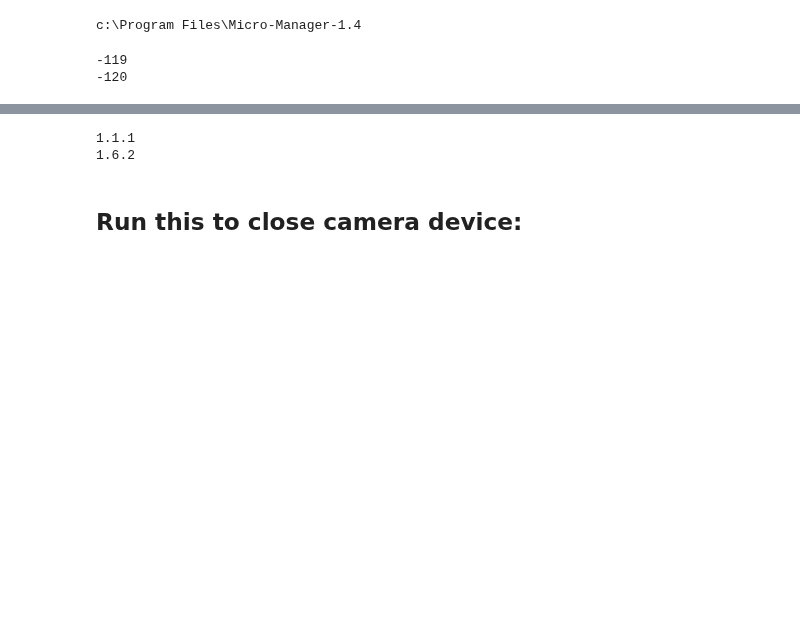
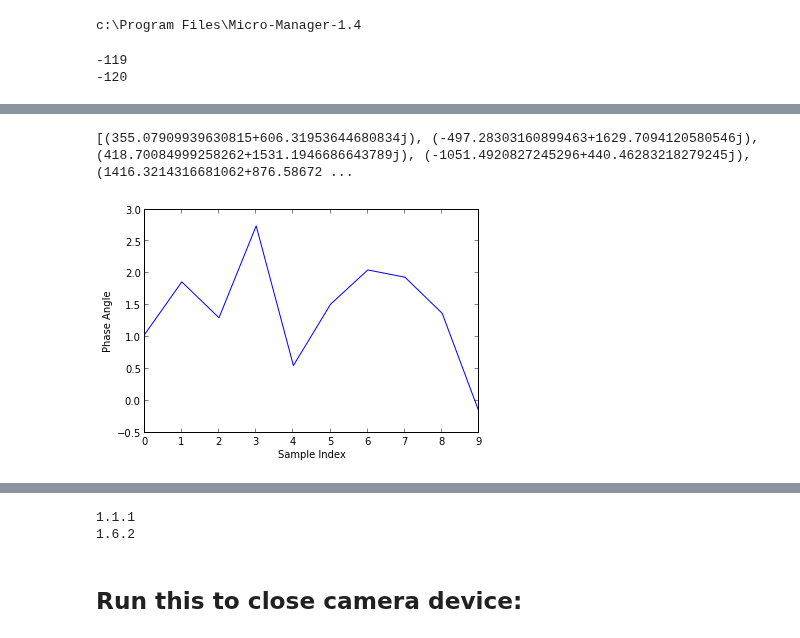
Before and after one commit to DawesLab/CCDimage, a Jupyter notebook: CCDimage-capture with qfunc and consolidated cells.ipynb, the cells around one changed output, grey strips where cells are left out. Drawn from its saved outputs; the diff is of its cells as text; code cells hidden in the pictures; blank space fills up the shorter version.

```diff
--- a/CCDimage-capture with qfunc and consolidated cells.ipynb
+++ b/CCDimage-capture with qfunc and consolidated cells.ipynb
@@ -121,3 +114,15 @@ qfig = Qfunc.qfuncimage(output,qbin,0)
+# %%
+#Plot complex phase angle over run
+import PhaseAnglePlot
+
+phasePlot(output)
+
+print output
+
+pass
+# %% [output]
+[(355.07909939630815+606.31953644680834j), (-497.28303160899463+1629.7094120580546j), (418.70084999258262+1531.1946686643789j), (-1051.4920827245296+440.46283218279245j), (1416.3214316681062+876.58672 ...
+[figure, added]
 # %%
 #Save data as .png of qfunc and .npy of array of complex max values of fft's
 
```
Also changed, not shown: parts of 5 cells of this notebook, 2 other files.
